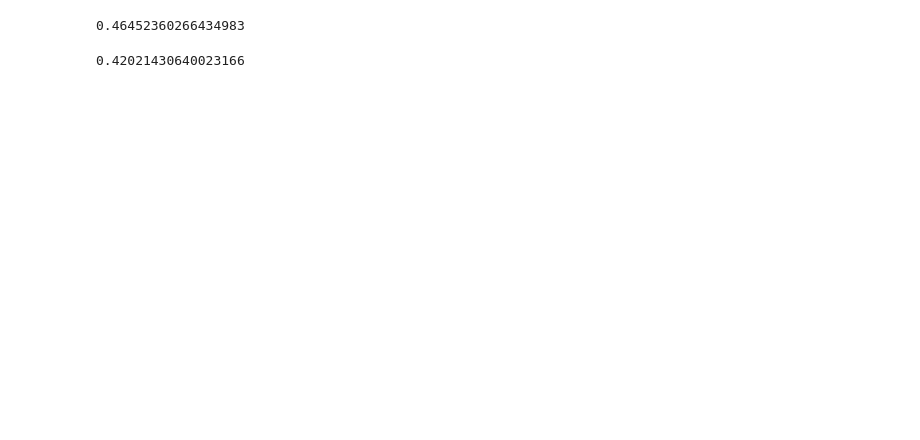
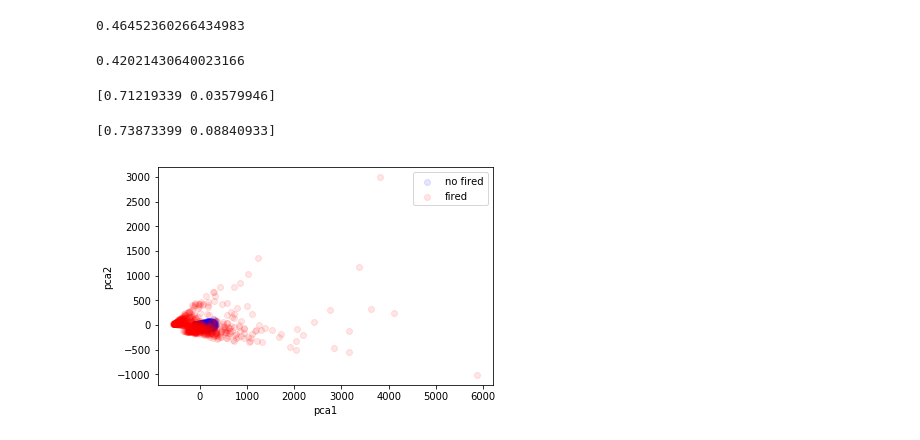
Before and after one commit to jogarrid/ArticleClassification, a Jupyter notebook: visualization.ipynb, the cells around one changed output. Saved outputs shown, nothing was run; the diff lists cells and outputs as text; code cells hidden in the pictures; blank space fills up the shorter version.

```diff
--- a/visualization.ipynb
+++ b/visualization.ipynb
@@ -120,3 +161,32 @@ a_gmm = y_pred_gmm-true_labels
 list(a_gmm).count(0)/len(a_gmm)
 # %% [output]
 0.42021430640023166
+# %%
+data['prediction gaussian']=y_pred_gmm
+# %%
+nofired = data[data['prediction gaussian'] == 0]
+nofired = nofired['Title w2v'].values.flatten()
+nofired = np.hstack(nofired).reshape(-1,300)
+pca = PCA(n_components=2)
+#principalComponents_nofired = pca.fit(nofired)
+nofired_reducedgmm = pca.fit_transform(nofired)
+print(pca.explained_variance_ratio_)
+# %% [output]
+[0.71219339 0.03579946]
+# %%
+fired = data[data['prediction gaussian'] == 1]
+fired = fired['Title w2v'].values.flatten()
+fired = np.hstack(fired).reshape(-1,300)
+fired_reducedgmm = pca.fit_transform(fired)
+print(pca.explained_variance_ratio_)
+# %% [output]
+[0.73873399 0.08840933]
+# %%
+plt.scatter(nofired_reducedgmm[:,0],nofired_reducedgmm[:,1],color='blue',label='no fired',alpha=0.1)
+plt.scatter(fired_reducedgmm[:,0],fired_reducedgmm[:,1],color='red',label='fired',alpha=0.1)
+plt.xlabel('pca1')
+plt.ylabel('pca2')
+plt.legend()
+plt.savefig('representation_gmm')
+# %% [output]
+[figure, added]
```
Also changed, not shown: parts of 12 cells of this notebook, 1 other file.
